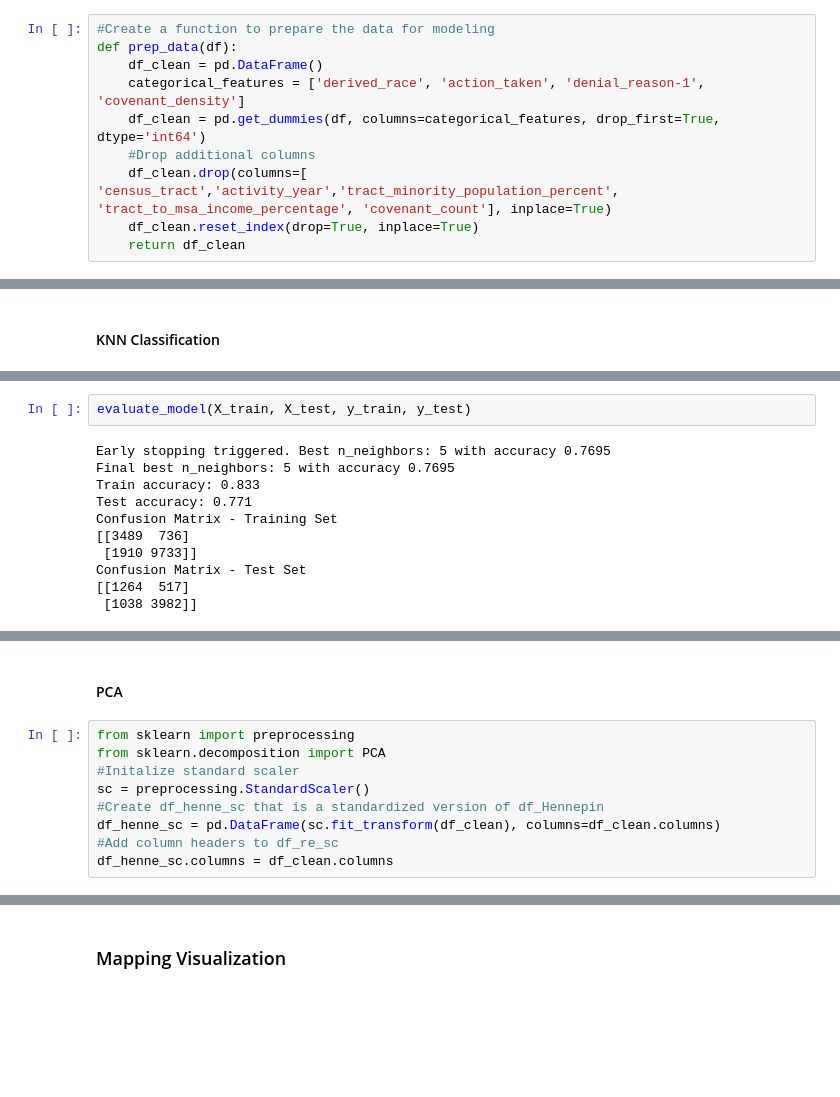
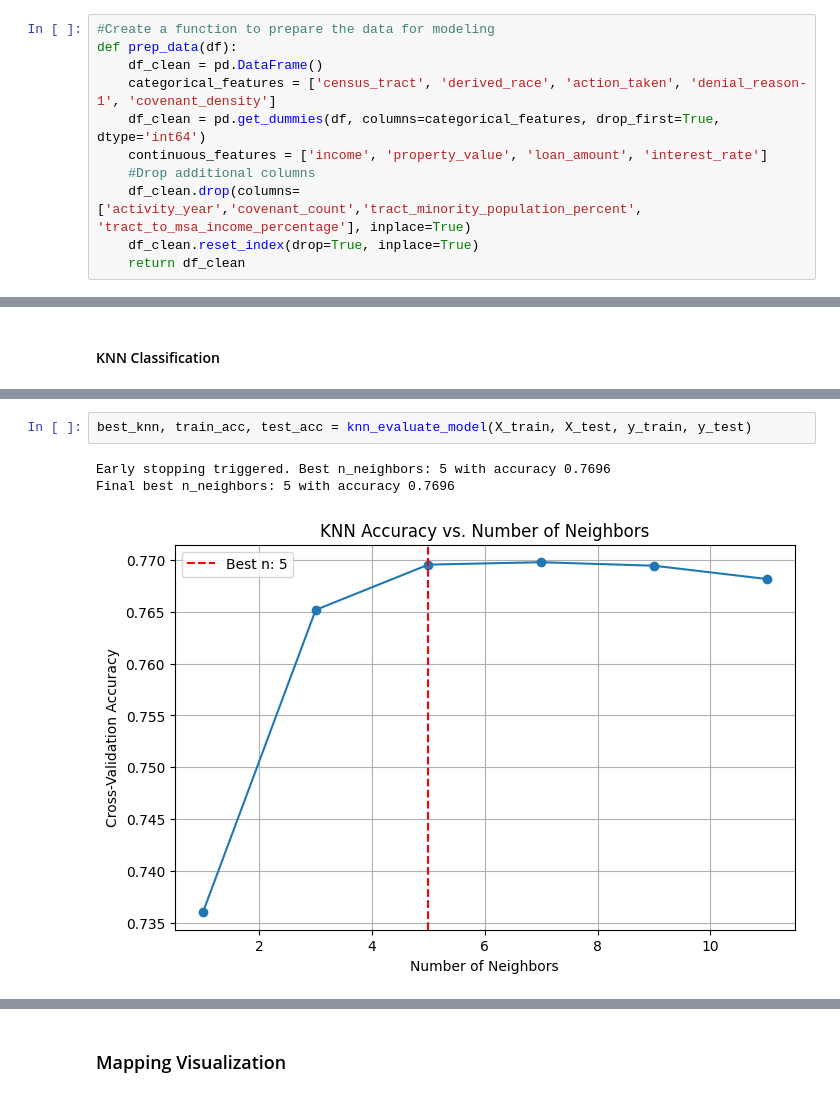
Before and after one commit to chance-roberts/DATA6550-Housing-Bias, a Jupyter notebook: Code/Roberts/CRoberts_Housing_Bias.ipynb, the cells around one changed output, grey strips where cells are left out. Drawn from its saved outputs; the diff is of its cells as text; blank space fills up the shorter version.

```diff
--- a/Code/Roberts/CRoberts_Housing_Bias.ipynb
+++ b/Code/Roberts/CRoberts_Housing_Bias.ipynb
@@ -233,9 +260,10 @@ from sklearn.pipeline import make_pipeline
 #Create a function to prepare the data for modeling
 def prep_data(df):
     df_clean = pd.DataFrame()
-    categorical_features = ['derived_race', 'action_taken', 'denial_reason-1', 'covenant_density']
+    categorical_features = ['census_tract', 'derived_race', 'action_taken', 'denial_reason-1', 'covenant_density']
     df_clean = pd.get_dummies(df, columns=categorical_features, drop_first=True, dtype='int64')
+    continuous_features = ['income', 'property_value', 'loan_amount', 'interest_rate']
     #Drop additional columns
-    df_clean.drop(columns=[ 'census_tract','activity_year','tract_minority_population_percent', 'tract_to_msa_income_percentage', 'covenant_count'], inplace=True)
+    df_clean.drop(columns=['activity_year','covenant_count','tract_minority_population_percent', 'tract_to_msa_income_percentage'], inplace=True)
     df_clean.reset_index(drop=True, inplace=True)
     return df_clean
@@ -330,13 +405,6 @@ def evaluate_model(X_train, X_test, y_train, y_test):
 # %%
-evaluate_model(X_train, X_test, y_train, y_test)
+best_knn, train_acc, test_acc = knn_evaluate_model(X_train, X_test, y_train, y_test)
 # %% [output]
-Early stopping triggered. Best n_neighbors: 5 with accuracy 0.7695
-Final best n_neighbors: 5 with accuracy 0.7695
-Train accuracy: 0.833
-Test accuracy: 0.771
-Confusion Matrix - Training Set
-[[3489  736]
- [1910 9733]]
-Confusion Matrix - Test Set
-[[1264  517]
- [1038 3982]]
+Early stopping triggered. Best n_neighbors: 5 with accuracy 0.7696
+Final best n_neighbors: 5 with accuracy 0.7696
+[figure, added]
@@ -343,11 +412,0 @@ Confusion Matrix - Test Set
-# %% [markdown]
-#### PCA
-# %%
-from sklearn import preprocessing
-from sklearn.decomposition import PCA
-#Initalize standard scaler
-sc = preprocessing.StandardScaler()
-#Create df_henne_sc that is a standardized version of df_Hennepin
-df_henne_sc = pd.DataFrame(sc.fit_transform(df_clean), columns=df_clean.columns)
-#Add column headers to df_re_sc
-df_henne_sc.columns = df_clean.columns
```
Also changed, not shown: parts of 48 cells of this notebook.
